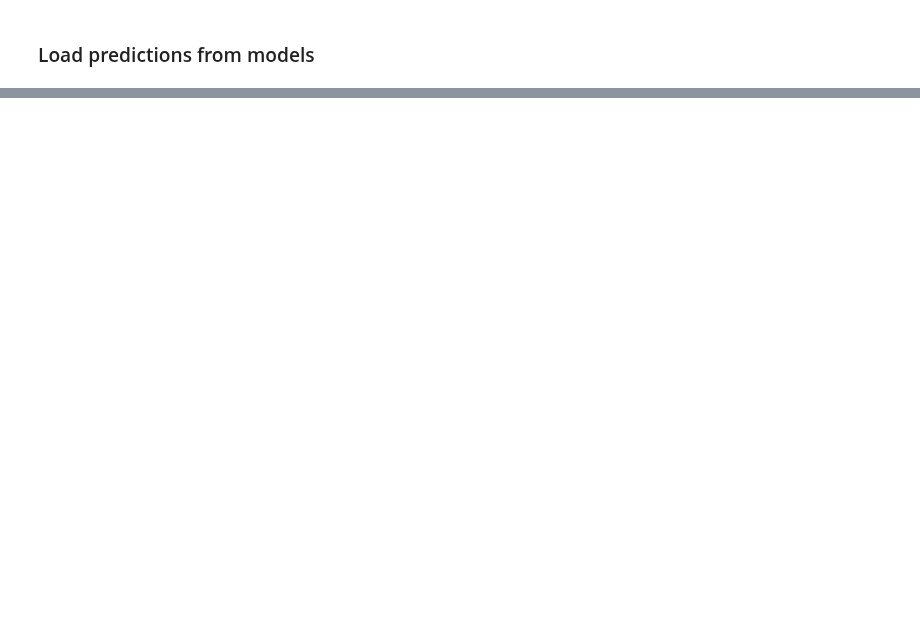
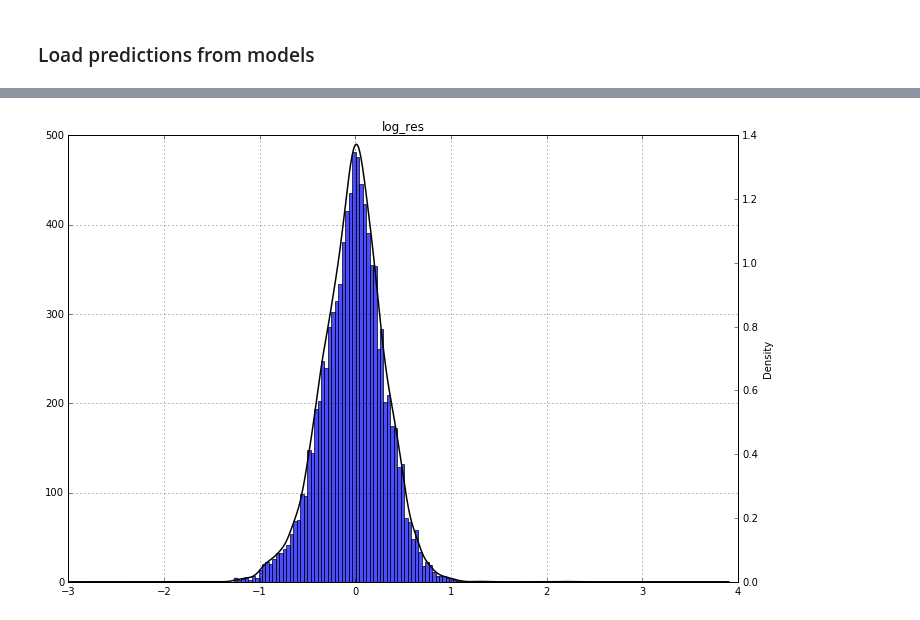
Before and after one commit to NonoMalpi/Secondary_band, a Jupyter notebook: Stacked_model.ipynb, the cells around one changed output, grey strips where cells are left out. Saved outputs shown, nothing was run; the diff lists cells and outputs as text; code cells hidden in the pictures; blank space fills up the shorter version.

```diff
--- a/Stacked_model.ipynb
+++ b/Stacked_model.ipynb
@@ -32,0 +97,5 @@ stack_df = lgbm_df.merge(pd.concat([knn_df, rf_df], axis=1), how='left', left_in
+# %%
+Y_log = np.log1p(stack_model_no_rolling.result_df['y_true'])
+Y_pred_log = np.log1p(stack_model_no_rolling.result_df['y_pred'])
+residuals_log = pd.DataFrame({'log_res':Y_log - Y_pred_log}, index=stack_model_no_rolling.result_df.index)
+residuals_log.index.name = 'date_hour'
@@ -32,0 +110,7 @@ stack_df = lgbm_df.merge(pd.concat([knn_df, rf_df], axis=1), how='left', left_in
+# %%
+fig, ax = plt.subplots(1,1, figsize=(12,8))
+residuals_log.hist(ax=ax, bins=int(np.sqrt(len(residuals_log))), alpha=0.7)
+ax2 = ax.twinx()
+residuals_log.plot(kind='kde', color='black', ax=ax2, lw=1.5, legend=False);
+# %% [output]
+[figure, added]
```
Also changed, not shown: parts of 18 cells of this notebook, 10 other files.
